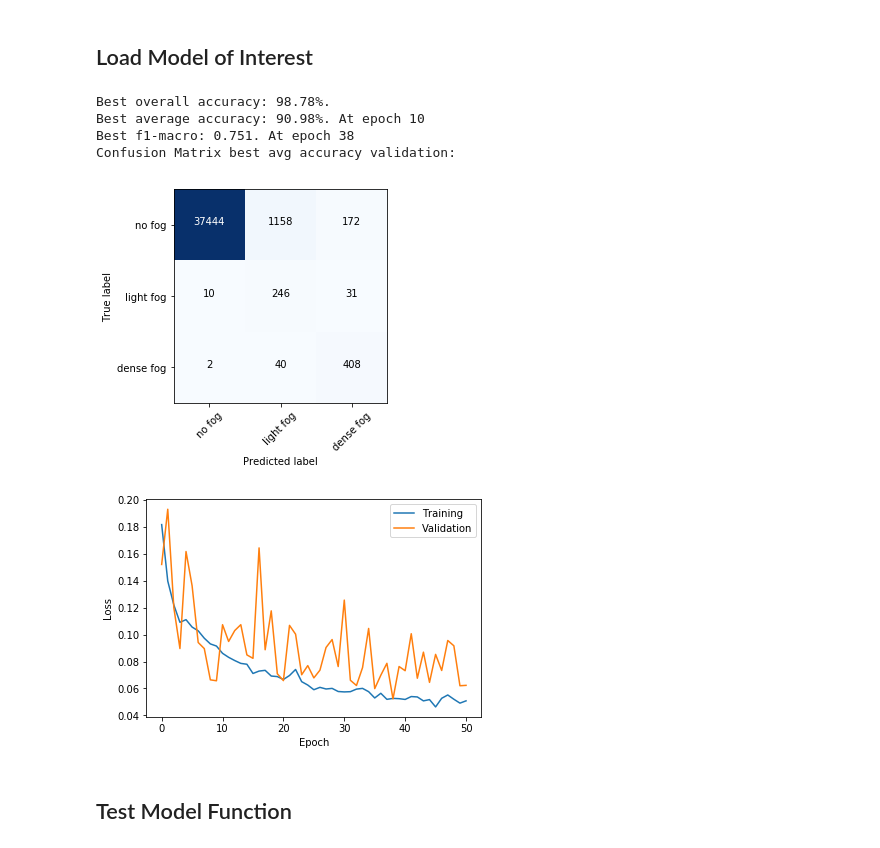
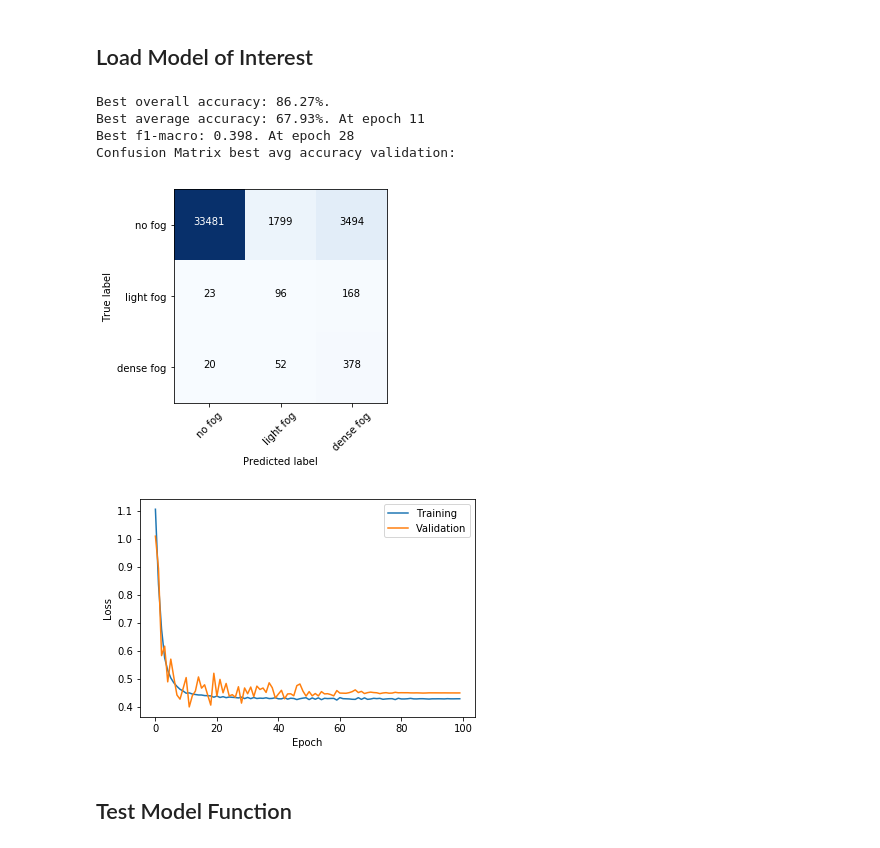
Before and after one commit to TimMolleman/FogDetection, a Jupyter notebook: notebooks/Testing.ipynb, the cells around one changed output. Saved outputs shown, nothing was run; the diff lists cells and outputs as text; code cells hidden in the pictures.

```diff
--- a/notebooks/Testing.ipynb
+++ b/notebooks/Testing.ipynb
@@ -354,41 +374,41 @@ TRAINED_MODELS_DIR = '/Volumes/TIMPP/TrainedModels'
 # checkpoint = load_model(TRAINED_MODELS_DIR + '/Experiment1/new_images/highway(noChange)/tune2/completed_tuner2.pth.tar')
 
 # Experiment 2
-checkpoint = load_model(TRAINED_MODELS_DIR + '/Experiment2/IDW/16nodes/tune2/completed_tuner2.pth.tar')
+# checkpoint = load_model(TRAINED_MODELS_DIR + '/Experiment2/IDW/16nodes/tune2/completed_tuner2.pth.tar')
 # checkpoint = load_model(TRAINED_MODELS_DIR + '/Experiment2/harmonie/32nodes/tune2/completed_tuner2.pth.tar')
 
 # Meteo only
-# checkpoint = load_model(TRAINED_MODELS_DIR + '/Experiment2/IDW/16nodes/meteonet/meteonet.pth.tar')
+checkpoint = load_model(TRAINED_MODELS_DIR + '/Experiment2/IDW/16nodes/meteonet/meteonet.pth.tar')
 
 model_f1 = checkpoint['best_model_f1']
 model_avg = checkpoint['best_model_avg']
 
 # Get stats
 best_epoch_f1, best_epoch_avg = checkpoint['best_epoch_f1'], checkpoint['best_epoch_avg']
 best_f1_value, best_avg_value = checkpoint['best_f1'], checkpoint['best_avg_acc']
 print('Best overall accuracy: {:.2f}%.'.format(checkpoint['best_accuracy']))
 print('Best average accuracy: {:.2f}%. At epoch {}'.format(best_avg_value, best_epoch_avg))
 print('Best f1-macro: {:.3f}. At epoch {}'.format(best_f1_value, best_epoch_f1))
 
 try:
 #     print('Confusion Matrix best f1-macro validation:')
 #     show_cm(checkpoint['f1_val_targets'], checkpoint['f1_val_preds'])
 
     print('Confusion Matrix best avg accuracy validation:')
     show_cm(checkpoint['avg_val_targets'], checkpoint['avg_val_preds'])
 except:
     pass
 
 train_loss = checkpoint['train_loss']
 validation_loss = checkpoint['validation_loss']
 plot_loss_curves(train_loss, validation_loss)
 # %% [output]
-Best overall accuracy: 98.78%.
-Best average accuracy: 90.98%. At epoch 10
-Best f1-macro: 0.751. At epoch 38
+Best overall accuracy: 86.27%.
+Best average accuracy: 67.93%. At epoch 11
+Best f1-macro: 0.398. At epoch 28
 Confusion Matrix best avg accuracy validation:
-[figure, old version]
+[figure, new version]
-[figure, old version]
+[figure, new version]
 # %% [markdown]
 ## Test Model Function
 # %% [markdown]
```
Also changed, not shown: parts of 2 cells of this notebook, 7 other files.
